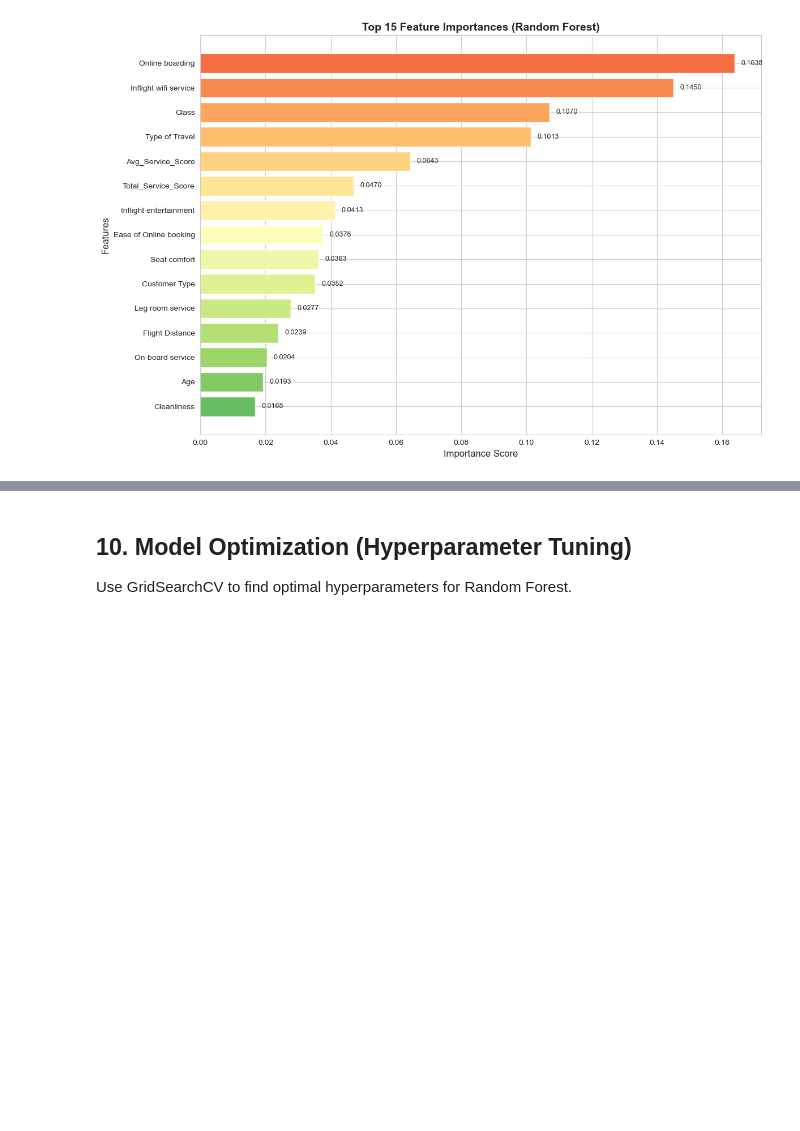
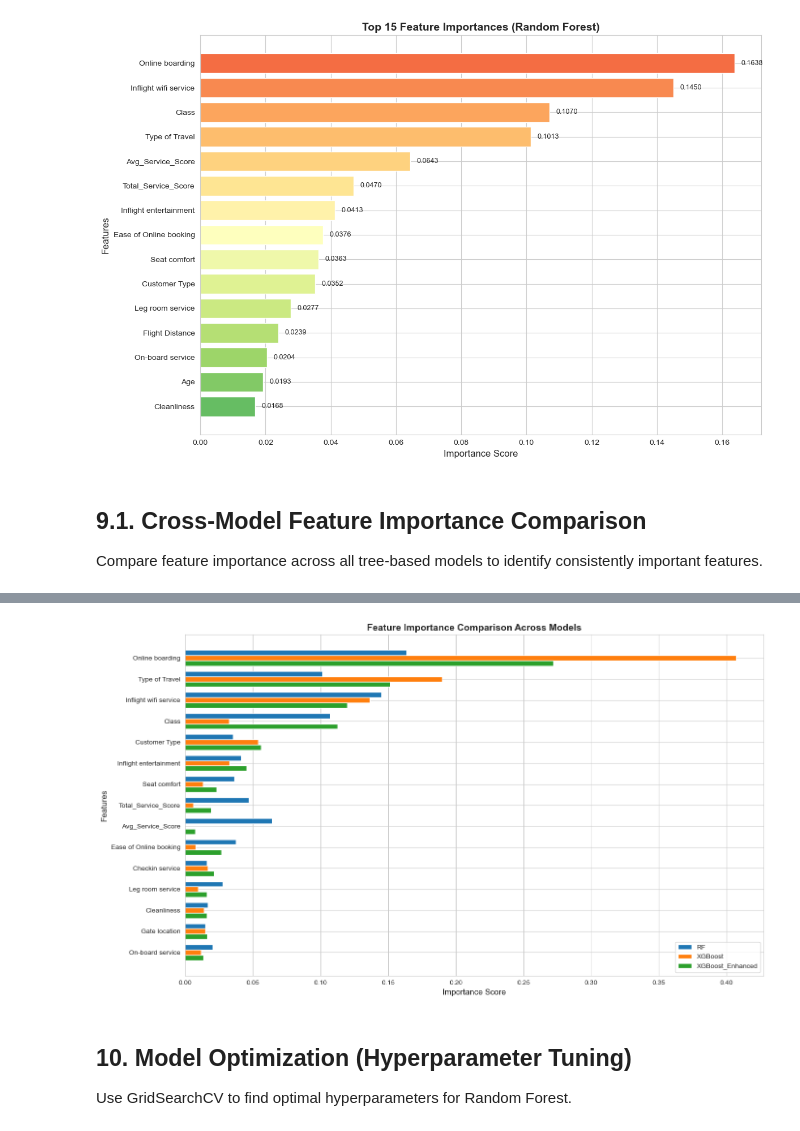
Before and after one commit to Piyu242005/Airline-Passenger-Satisfaction-Prediction, a Jupyter notebook: Airline satisfaction ML.ipynb, the cells around one changed output, grey strips where cells are left out. Drawn from its saved outputs; the diff is of its cells as text; code cells hidden in the pictures; blank space fills up the shorter version.

```diff
--- a/Airline satisfaction ML.ipynb
+++ b/Airline satisfaction ML.ipynb
@@ -49,6 +49,9 @@ ___
 - Help airlines reduce dissatisfaction rates
 - Enable data-driven service improvements
 # %%
+# Install dependencies (if needed)
+!pip install xgboost shap
+
 # Import Required Libraries
 import pandas as pd
 import numpy as np
@@ -78,4 +81,20 @@ sns.set_style('whitegrid')
 plt.rcParams['figure.figsize'] = (10, 6)
 
 print("✅ All libraries imported successfully!")
+
+# Try importing XGBoost
+try:
+    from xgboost import XGBClassifier
+    HAS_XGBOOST = True
+except ImportError:
+    HAS_XGBOOST = False
+    print("XGBoost not installed. Skipping XGBoost model.")
+
+# Try importing SHAP
+try:
+    import shap
+    HAS_SHAP = True
+except ImportError:
+    HAS_SHAP = False
+    print("SHAP not installed. Skipping SHAP analysis.")
 # %% [output]
@@ -779,3 +869,51 @@ plt.tight_layout()
 plt.show()
 # %% [output]
 [figure]
+# %% [markdown]
+## 9.1. Cross-Model Feature Importance Comparison
+
+Compare feature importance across all tree-based models to identify consistently important features.
+# %%
+# Collect feature importances from all tree-based models
+importance_comparison = pd.DataFrame({'Feature': X.columns})
+
+# Random Forest importance
+importance_comparison['RF'] = rf_model.feature_importances_
+
+# XGBoost importance (if available)
+if 'XGBoost' in results:
+    xgb_model = results['XGBoost']['model']
+    importance_comparison['XGBoost'] = xgb_model.feature_importances_
+
+if 'XGBoost Enhanced' in results:
+    xgb_enhanced = results['XGBoost Enhanced']['model']
+    importance_comparison['XGBoost_Enhanced'] = xgb_enhanced.feature_importances_
+
+# Calculate average importance across models
+importance_cols = [col for col in importance_comparison.columns if col != 'Feature']
+importance_comparison['Average'] = importance_comparison[importance_cols].mean(axis=1)
+importance_comparison = importance_comparison.sort_values('Average', ascending=False)
+
+print("🏆 Top 15 Features - Cross-Model Comparison")
+print("="*80)
+print(importance_comparison.head(15).to_string(index=False))
+
+# Visualize comparison
+plt.figure(figsize=(14, 8))
+top_15 = importance_comparison.head(15)
+
+x = np.arange(len(top_15))
+width = 0.25
+
+for i, col in enumerate(importance_cols):
+    plt.barh(x + i*width, top_15[col], width, label=col)
+
+plt.yticks(x + width, top_15['Feature'])
+plt.xlabel('Importance Score', fontsize=12)
+plt.ylabel('Features', fontsize=12)
+plt.title('Feature Importance Comparison Across Models', fontsize=14, fontweight='bold')
+plt.legend(loc='lower right')
+plt.gca().invert_yaxis()
+plt.tight_layout()
+plt.show()
+# %% [output]
@@ -782,3 +938,4 @@ plt.show()
+[figure, added]
 # %% [markdown]
 ## 10. Model Optimization (Hyperparameter Tuning)
 
```
Also changed, not shown: parts of 28 cells of this notebook, 1 other file.
